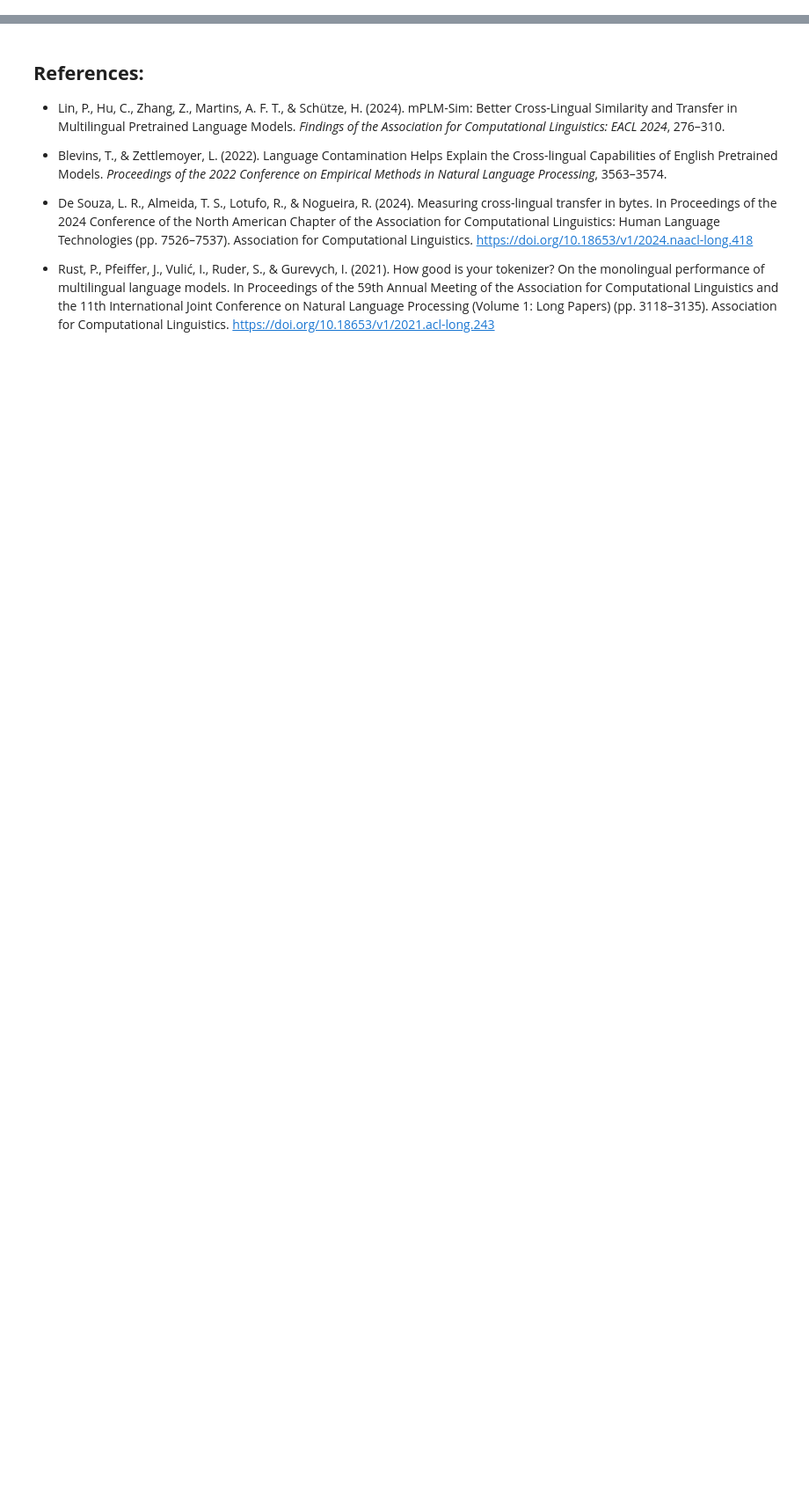
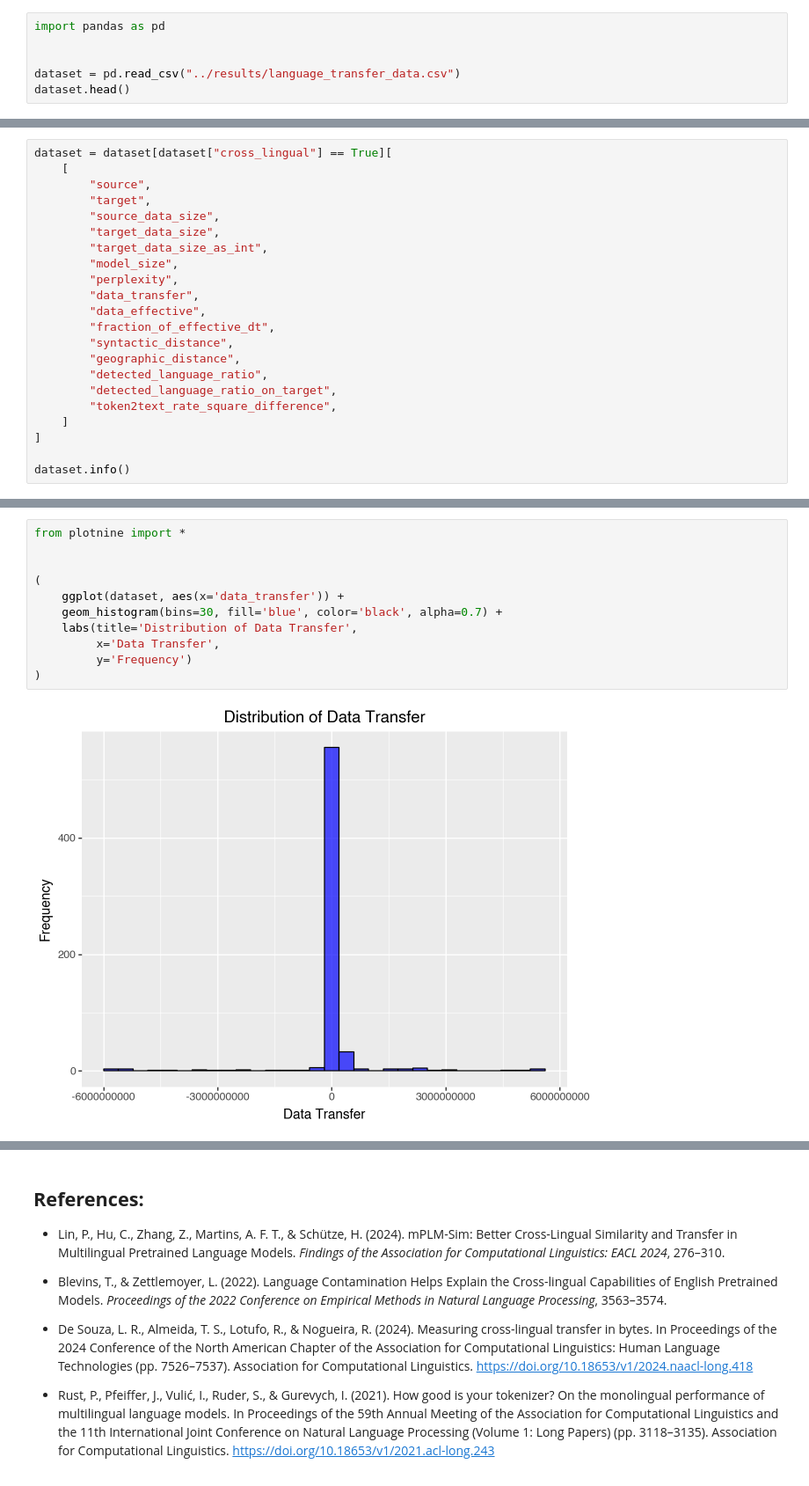
Before and after one commit to lersouza/language-transfer, a Jupyter notebook: notebooks/Data Transfer Exploration.ipynb, the cells around one changed output, grey strips where cells are left out. Shown at 88% size. Cells and saved outputs as stored; diff of their text form; blank space fills up the shorter version.

```diff
--- a/notebooks/Data Transfer Exploration.ipynb
+++ b/notebooks/Data Transfer Exploration.ipynb
@@ -52,0 +99,6 @@ In this context, we aim to analyze the results from the experiments performed by
+# %%
+import pandas as pd
+
+
+dataset = pd.read_csv("../results/language_transfer_data.csv")
+dataset.head()
@@ -52,0 +169,22 @@ In this context, we aim to analyze the results from the experiments performed by
+# %%
+dataset = dataset[dataset["cross_lingual"] == True][
+    [
+        "source",
+        "target",
+        "source_data_size",
+        "target_data_size",
+        "target_data_size_as_int",
+        "model_size",
+        "perplexity",
+        "data_transfer",
+        "data_effective",
+        "fraction_of_effective_dt",
+        "syntactic_distance",
+        "geographic_distance",
+        "detected_language_ratio",
+        "detected_language_ratio_on_target",
+        "token2text_rate_square_difference",
+    ]
+]
+
+dataset.info()
@@ -52,0 +248,13 @@ In this context, we aim to analyze the results from the experiments performed by
+# %%
+from plotnine import *
+
+
+(
+    ggplot(dataset, aes(x='data_transfer')) +
+    geom_histogram(bins=30, fill='blue', color='black', alpha=0.7) +
+    labs(title='Distribution of Data Transfer',
+         x='Data Transfer',
+         y='Frequency')
+)
+# %% [output]
+[figure, added]
```
Also changed, not shown: parts of 64 cells of this notebook.
